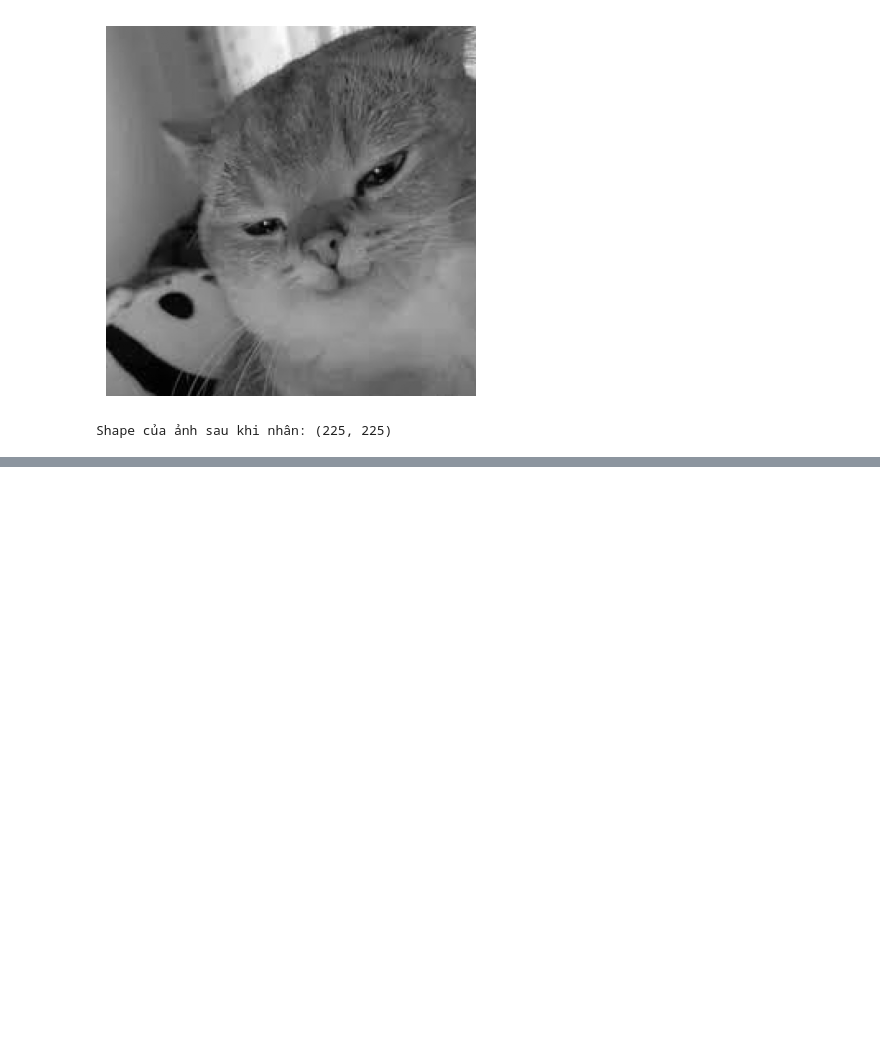
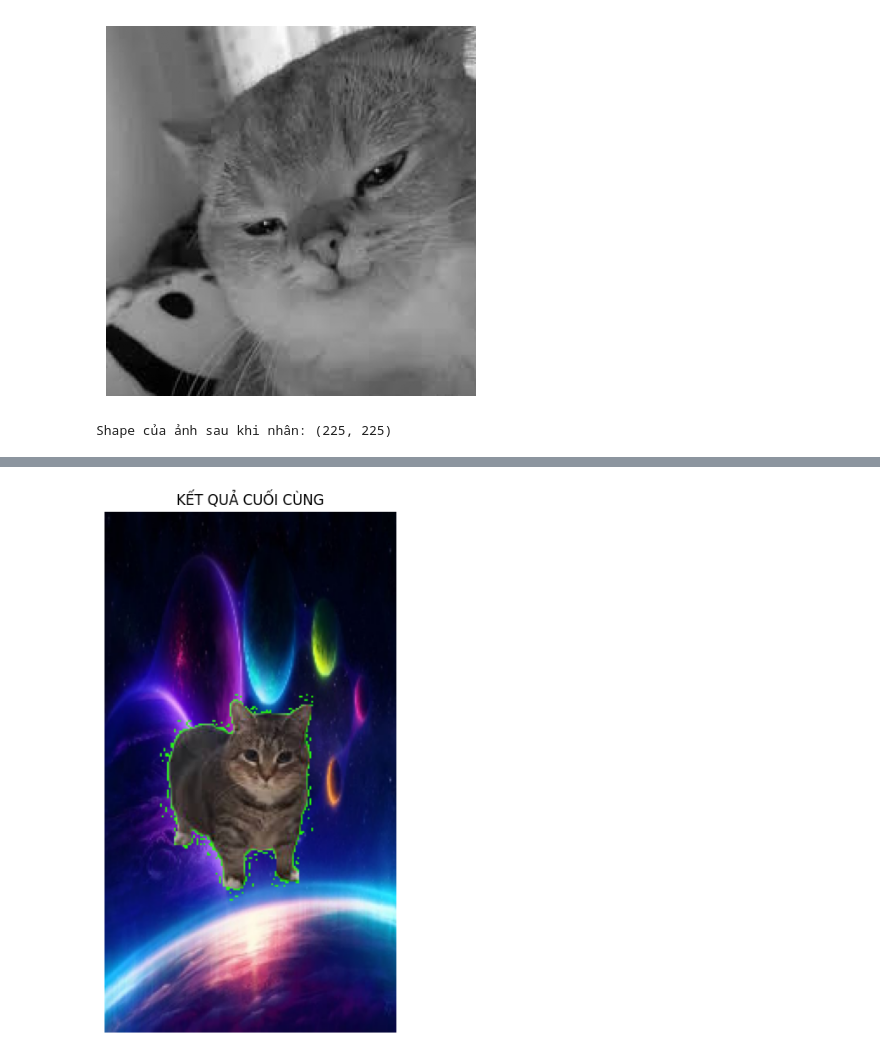
Before and after one commit to Chef221/AIO_Code, a Jupyter notebook: Module2/Numpy_ImgProcessing/ImgBrightnessChange.ipynb, the cells around one changed output, grey strips where cells are left out. Saved outputs shown, nothing was run; the diff lists cells and outputs as text; code cells hidden in the pictures; blank space fills up the shorter version.

```diff
--- a/Module2/Numpy_ImgProcessing/ImgBrightnessChange.ipynb
+++ b/Module2/Numpy_ImgProcessing/ImgBrightnessChange.ipynb
@@ -442,0 +519,28 @@ Shape của ảnh sau khi nhân: (225, 225)
+# %%
+new_bg = cv2.imread(r'C:\Code_AI\AIO_Code\Module2\Numpy_ImgProcessing\f3c9e6c658db9a0b798456cf688b569c.jpg')
+if new_bg is None:
+    print("Lỗi: Không tìm thấy ảnh nền mới! Hãy kiểm tra lại đường dẫn.")
+else:
+    # 6. Resize nền mới cho bằng kích thước ảnh gốc (QUAN TRỌNG)
+    # Biến h, w đã có từ code trên của bạn
+    new_bg = cv2.resize(new_bg, (w, h))
+
+    # 7. Xử lý Mask để dùng được với np.where
+    # difference_binary hiện tại là ảnh xám 1 kênh (h, w)
+    # Cần chuyển sang 3 kênh (h, w, 3) để khớp với ảnh màu
+    mask_3ch = cv2.cvtColor(difference_binary, cv2.COLOR_GRAY2BGR)
+
+    # 8. Ghép ảnh dùng np.where
+    # Cú pháp: np.where(Điều kiện, Giá trị nếu Đúng, Giá trị nếu Sai)
+    # Logic: Chỗ nào Mask là Trắng (255) -> Lấy điểm ảnh từ Con Mèo
+    #        Chỗ nào Mask là Đen (0)   -> Lấy điểm ảnh từ Nền Mới
+    final_result = np.where(mask_3ch == 255, cat_img_withBackground, new_bg)
+    # 9. Hiển thị kết quả cuối cùng
+    plt.figure(figsize=(10, 8))
+    # Chuyển BGR sang RGB để hiển thị đúng màu
+    plt.imshow(cv2.cvtColor(final_result, cv2.COLOR_BGR2RGB))
+    plt.title("KẾT QUẢ CUỐI CÙNG")
+    plt.axis('off')
+    plt.show()
+# %% [output]
+[figure, added]
```
Also changed, not shown: parts of 2 cells of this notebook, 1 other file.
